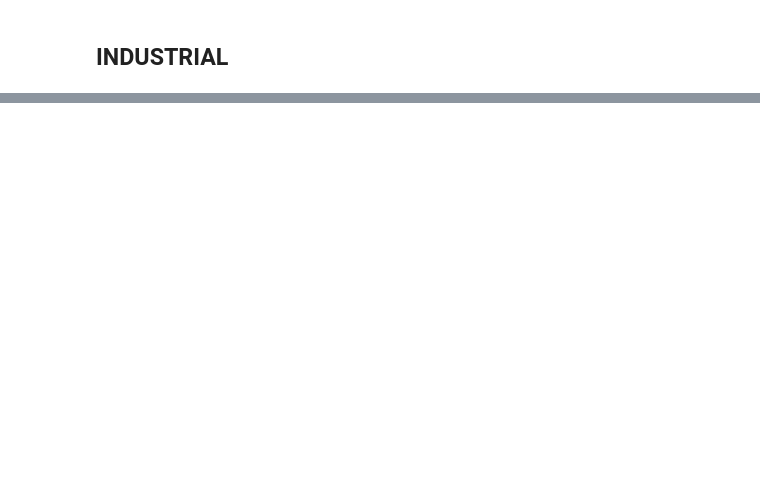
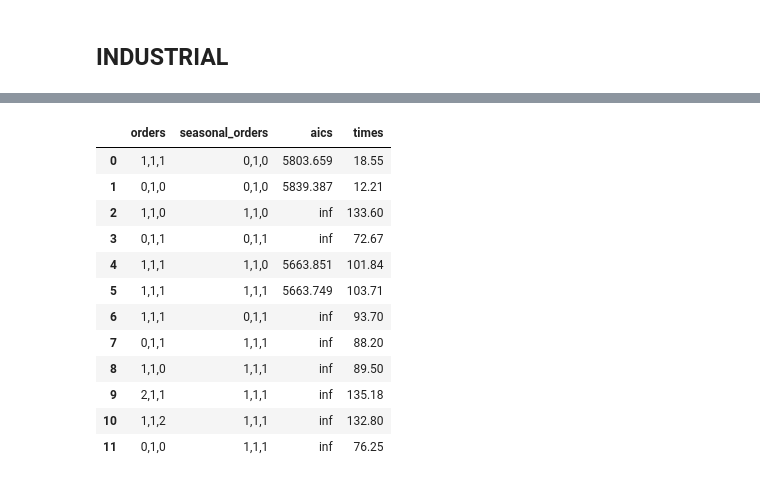
Before and after one commit to Flinverdaasdonk/forecasting, a Jupyter notebook: useful_notebooks/determine_SARIMA_order.ipynb, the cells around one changed output, grey strips where cells are left out. Saved outputs shown, nothing was run; the diff lists cells and outputs as text; code cells hidden in the pictures; blank space fills up the shorter version.

```diff
--- a/useful_notebooks/determine_SARIMA_order.ipynb
+++ b/useful_notebooks/determine_SARIMA_order.ipynb
@@ -187,0 +358,39 @@ Error:
+# %%
+# scrape with_pv
+results = with_pv_str
+
+# split in lines
+results = results.split("\n")
+
+b = 7
+# get orders
+orders = [res[b:b+5] for res in results]
+
+# get seasonal orders
+seasonal_orders = [res[2*b:2*b+5] for res in results]
+
+# get AIC
+aics = [float(res.split("AIC=")[1].split(",")[0]) for res in results]
+
+# get time
+times = [float(res.split("Time=")[1].split(" sec")[0]) for res in results]
+
+# package
+d = {"orders": orders, "seasonal_orders": seasonal_orders, "aics": aics, "times": times}
+
+wp_df = pd.DataFrame(d)
+wp_df
+# %% [output]
+|  | orders | seasonal_orders | aics | times |
+| 0 | 1,1,1 | 0,1,0 | 5803.659 | 18.55 |
+| 1 | 0,1,0 | 0,1,0 | 5839.387 | 12.21 |
+| 2 | 1,1,0 | 1,1,0 | inf | 133.60 |
+| 3 | 0,1,1 | 0,1,1 | inf | 72.67 |
+| 4 | 1,1,1 | 1,1,0 | 5663.851 | 101.84 |
+| 5 | 1,1,1 | 1,1,1 | 5663.749 | 103.71 |
+| 6 | 1,1,1 | 0,1,1 | inf | 93.70 |
+| 7 | 0,1,1 | 1,1,1 | inf | 88.20 |
+| 8 | 1,1,0 | 1,1,1 | inf | 89.50 |
+| 9 | 2,1,1 | 1,1,1 | inf | 135.18 |
+| 10 | 1,1,2 | 1,1,1 | inf | 132.80 |
+| 11 | 0,1,0 | 1,1,1 | inf | 76.25 |
```
Also changed, not shown: parts of 11 cells of this notebook, 7 other files.
